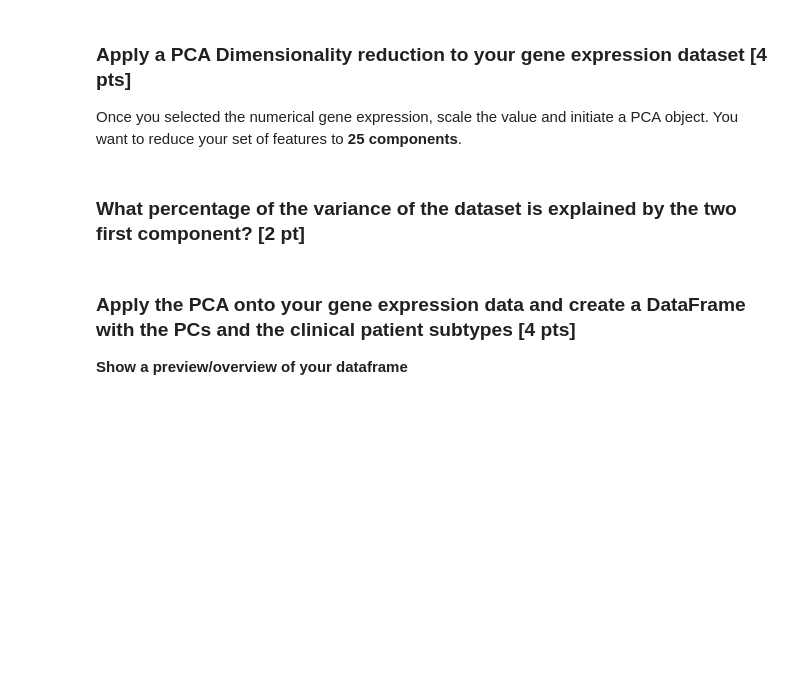
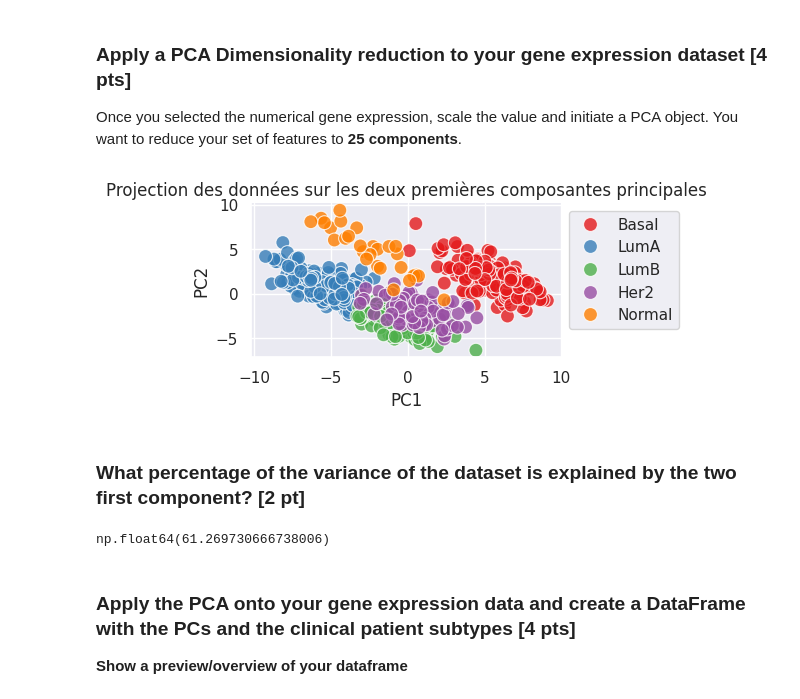
Before and after one commit to justinefrancois/S24_data_analysis, a Jupyter notebook: notebooks/CM5exercices_good_practices.ipynb, the cells around one changed output. Drawn from its saved outputs; the diff is of its cells as text; code cells hidden in the pictures; blank space fills up the shorter version.

```diff
--- a/notebooks/CM5exercices_good_practices.ipynb
+++ b/notebooks/CM5exercices_good_practices.ipynb
@@ -127,8 +236,41 @@ You are wondering if the M genes considered by your dataset are enough to cluste
 ### Apply a PCA Dimensionality reduction to your gene expression dataset [4 pts]
 
 Once you selected the numerical gene expression, scale the value and initiate a PCA object. You want to reduce your set of features to **25 components**.
+# %%
+subset_PCA = patient_expression.iloc[:, :-1]
+
+scaler = sklearn.preprocessing.StandardScaler()
+subset_scaled = scaler.fit_transform(subset_PCA)
+
+pca = sklearn.decomposition.PCA(n_components=25)
+pca.fit(subset_scaled)
+
+pca_reduce = pca.transform(subset_scaled)
+
+data_reduce = pd.DataFrame(pca_reduce)
+data_reduce['patient_outcomes'] = patient_expression.iloc[:, -1]
+
+sns.set(rc={'figure.figsize': (4, 2)})
+p = sns.scatterplot(x=data_reduce[0], y=data_reduce[1], hue=data_reduce['patient_outcomes'], palette='Set1', s=100, alpha=0.8)
+
+p.set_xlabel('PC1')
+p.set_ylabel('PC2')
+p.set_title('Projection des données sur les deux premières composantes principales')
+p.legend(loc='upper left', bbox_to_anchor=(1, 1))
+sns.despine()
+# %% [output]
+[figure, added]
 # %% [markdown]
 ### What percentage of the variance of the dataset is explained by the two first component? [2 pt]
+# %%
+total_variance = np.sum(explained_variance)
+explained_variance = pca.explained_variance_[:2]
+explained_variance
+
+percentage_variance_explained = (total_variance / np.sum(pca.explained_variance_)) * 100
+percentage_variance_explained
+# %% [output]
+np.float64(61.269730666738006)
 # %% [markdown]
 ### Apply the PCA onto your gene expression data and create a DataFrame with the PCs and the clinical patient subtypes [4 pts]
 **Show a preview/overview of your dataframe**
```
Also changed, not shown: parts of 7 cells of this notebook.
